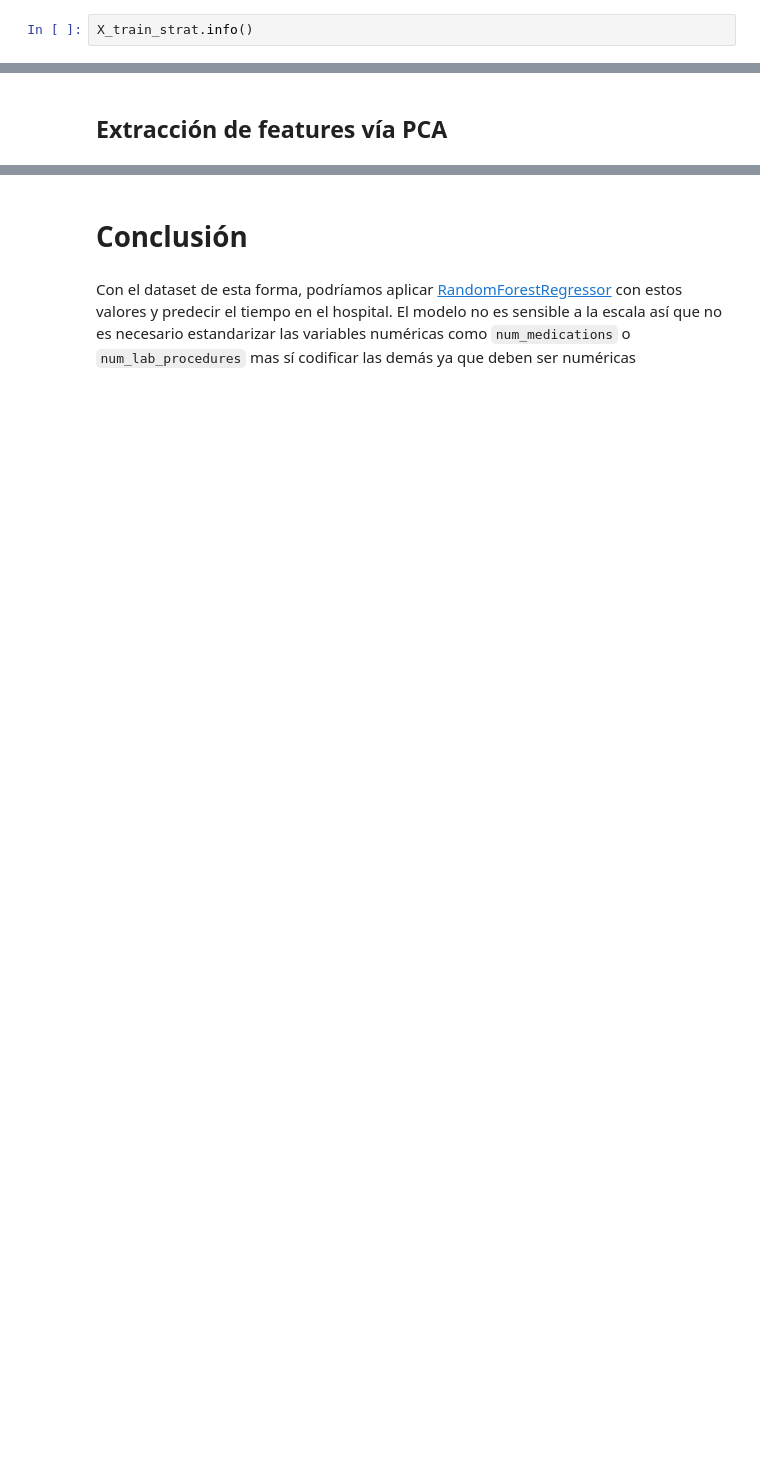
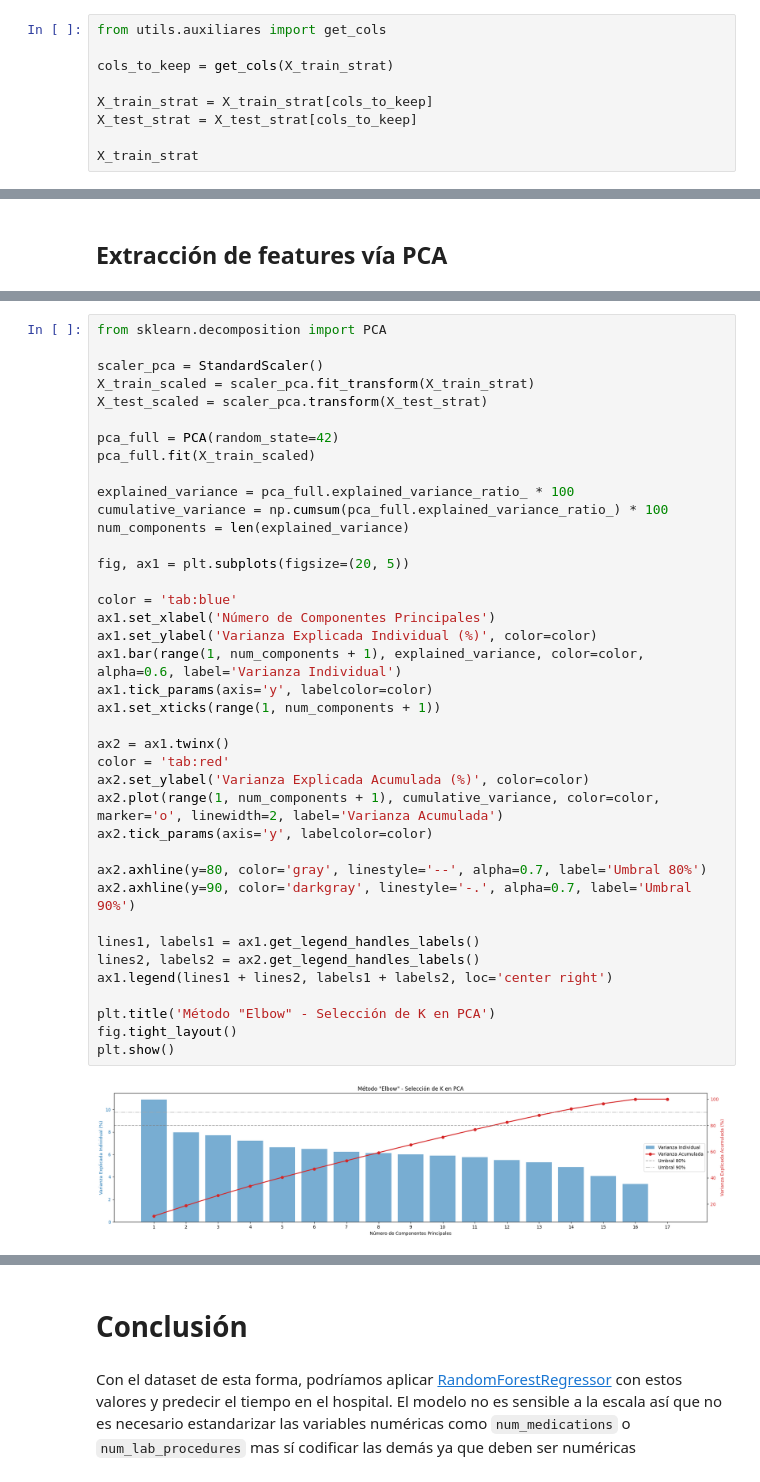
Before and after one commit to masouto94/CEIA_Analisis_de_datos, a Jupyter notebook: trabajo_final/trabajoFinal.ipynb, the cells around one changed output, grey strips where cells are left out. Cells and saved outputs as stored; diff of their text form; blank space fills up the shorter version.

Commit message:
feat: full PCA vs PCA con k = 10

```diff
--- a/trabajo_final/trabajoFinal.ipynb
+++ b/trabajo_final/trabajoFinal.ipynb
@@ -1222,3 +1240,10 @@ X_test_strat = X_test_strat.join(pd.DataFrame(X_test_encoded_cats, columns=targe
 # %%
-X_train_strat.info()
+from utils.auxiliares import get_cols
+
+cols_to_keep = get_cols(X_train_strat)
+
+X_train_strat = X_train_strat[cols_to_keep]
+X_test_strat = X_test_strat[cols_to_keep]
+
+X_train_strat
 # %% [output]
@@ -1267,0 +1267,41 @@ Componentes principales (Autovectores):
+# %%
+from sklearn.decomposition import PCA
+
+scaler_pca = StandardScaler()
+X_train_scaled = scaler_pca.fit_transform(X_train_strat)
+X_test_scaled = scaler_pca.transform(X_test_strat)
+
+pca_full = PCA(random_state=42)
+pca_full.fit(X_train_scaled)
+
+explained_variance = pca_full.explained_variance_ratio_ * 100
+cumulative_variance = np.cumsum(pca_full.explained_variance_ratio_) * 100
+num_components = len(explained_variance)
+
+fig, ax1 = plt.subplots(figsize=(20, 5))
+
+color = 'tab:blue'
+ax1.set_xlabel('Número de Componentes Principales')
+ax1.set_ylabel('Varianza Explicada Individual (%)', color=color)
+ax1.bar(range(1, num_components + 1), explained_variance, color=color, alpha=0.6, label='Varianza Individual')
+ax1.tick_params(axis='y', labelcolor=color)
+ax1.set_xticks(range(1, num_components + 1))
+
+ax2 = ax1.twinx()
+color = 'tab:red'
+ax2.set_ylabel('Varianza Explicada Acumulada (%)', color=color)
+ax2.plot(range(1, num_components + 1), cumulative_variance, color=color, marker='o', linewidth=2, label='Varianza Acumulada')
+ax2.tick_params(axis='y', labelcolor=color)
+
+ax2.axhline(y=80, color='gray', linestyle='--', alpha=0.7, label='Umbral 80%')
+ax2.axhline(y=90, color='darkgray', linestyle='-.', alpha=0.7, label='Umbral 90%')
+
+lines1, labels1 = ax1.get_legend_handles_labels()
+lines2, labels2 = ax2.get_legend_handles_labels()
+ax1.legend(lines1 + lines2, labels1 + labels2, loc='center right')
+
+plt.title('Método "Elbow" - Selección de K en PCA')
+fig.tight_layout()
+plt.show()
+# %% [output]
+[figure, added]
```
Also changed, not shown: parts of 15 cells of this notebook, 1 other file.
